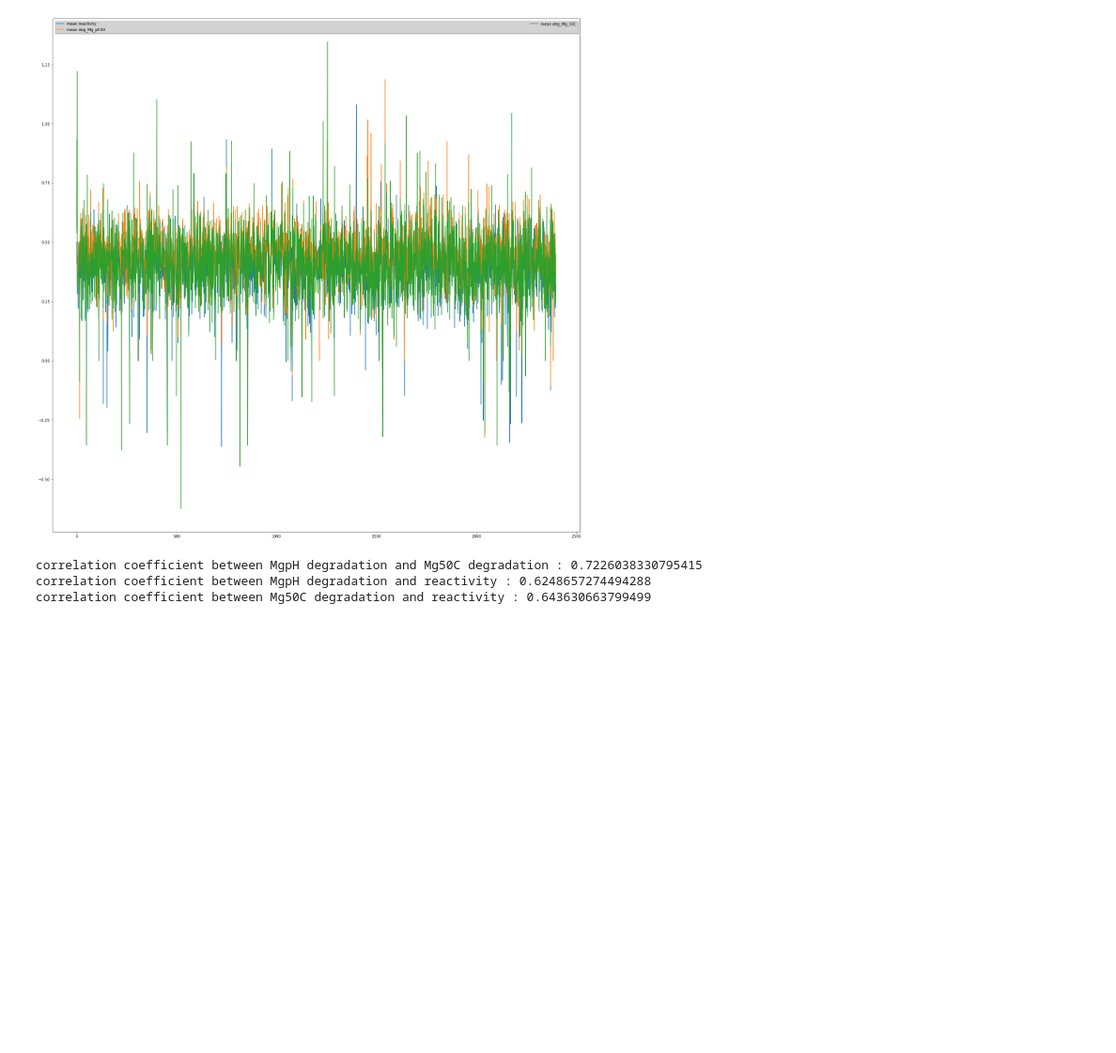
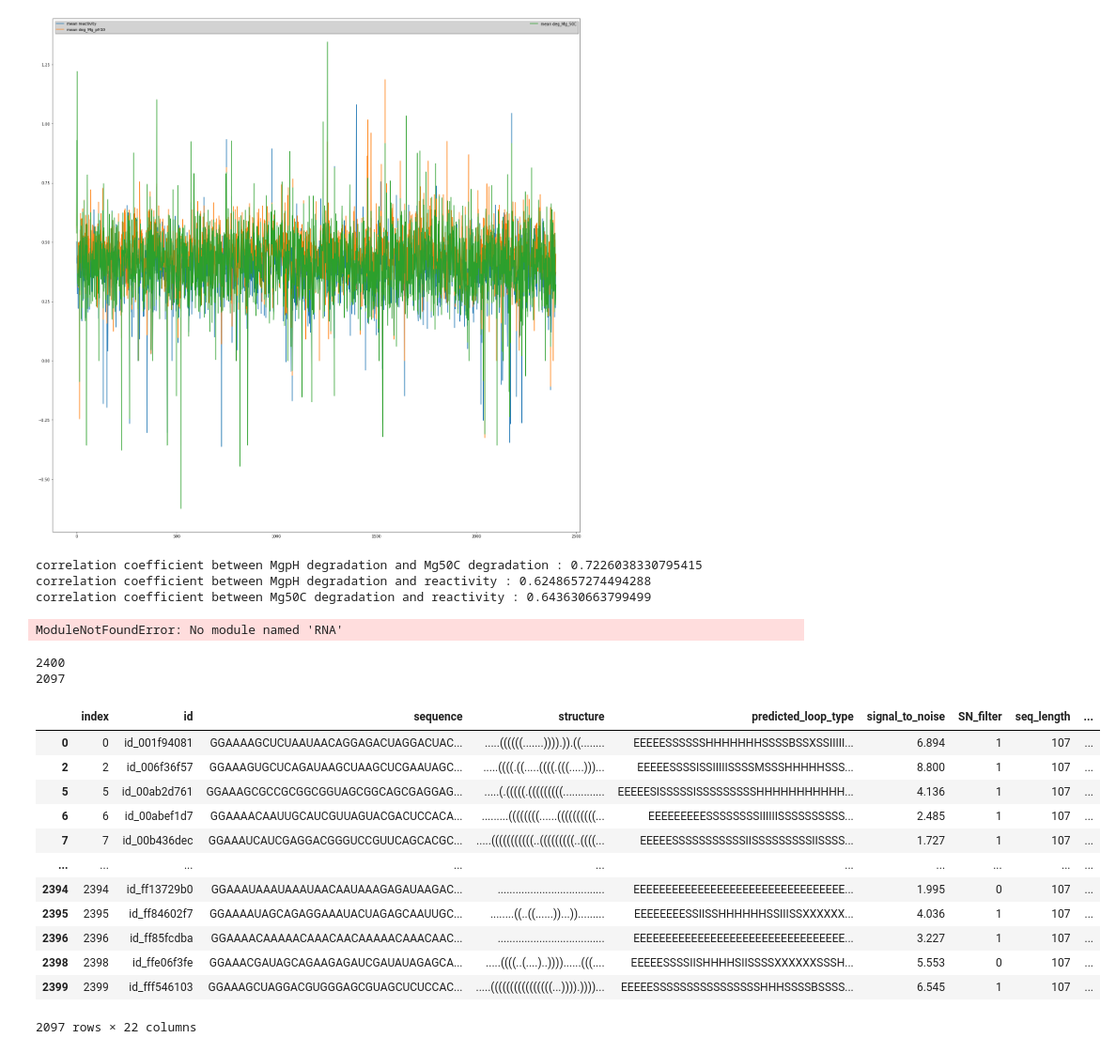
Before and after one commit to Sawzen/OpenVaccine-COVID-19-mRNA-Vaccine-Degradation-Prediction, a Jupyter notebook: Notebook/BaseStructLoop_Degradation_relation.ipynb, the cells around one changed output. Shown at 94% size. Drawn from its saved outputs; the diff is of its cells as text; code cells hidden in the pictures; blank space fills up the shorter version.

```diff
--- a/Notebook/BaseStructLoop_Degradation_relation.ipynb
+++ b/Notebook/BaseStructLoop_Degradation_relation.ipynb
@@ -429,3 +429,15 @@ print("correlation coefficient between Mg50C degradation and reactivity :",np.co
 correlation coefficient between MgpH degradation and Mg50C degradation : 0.7226038330795415
 correlation coefficient between MgpH degradation and reactivity : 0.6248657274494288
 correlation coefficient between Mg50C degradation and reactivity : 0.643630663799499
+# %%
+import forgi.visual.mplotlib as fvm
+import forgi
+
+#cg = forgi.load_rna("examples/input/1y26.fx", allow_many=False)
+cg=">1y26\nCGCUUCAUAUAAUCCUAAUGAUAUGGUUUGGGAGUUUCUACCAAGAGCCUUAAACUCUUGAUUAUGAAGUG\n(((((((((...(((((((.......)))))))........((((((.......))))))..)))))))))"
+
+fvm.plot_rna(cg, text_kwargs={"fontweight":"black"}, lighten=0.7,
+             backbone_kwargs={"linewidth":3})
+plt.show()
+# %% [output]
+ModuleNotFoundError: No module named 'RNA'
@@ -431,0 +463,61 @@ correlation coefficient between Mg50C degradation and reactivity : 0.64363066379
+# %%
+first68_train, last68_train = divide_set(train, [2,3,4])
+# %%
+print(len(first68_train))
+first68_train = first68_train[first68_train['signal_to_noise'] >= 1]
+print(len(first68_train))
+# %% [output]
+2400
+2097
+# %%
+def one_hot_encoding(df, name_colonne):
+    """
+    Fonction pour encoder les sequences, structures et type boucles : One hot encoding
+        :Parameters:
+            df = data frame : train et test de départ
+            name_colonne = le nom de la colonne du df
+        :Return:
+            un tableau
+    """
+    frst_lst = []
+    for r in df[name_colonne]:
+        for i in range(len(r)):
+            if r[i] not in frst_lst:
+                frst_lst.append(r[i])
+    dico = {}
+    ar = np.zeros(shape=(1,len(frst_lst)),dtype=int)
+    for i, l in enumerate(frst_lst):
+        ar2 = ar.copy()
+        ar2[0][i]=1
+        dico[l]=ar2
+    scnd_lst = []
+    for r in df[name_colonne]:
+        lst = []
+        for i in range(len(r)):
+            #print(dico[r[i]], r[i])
+            lst.append(dico[r[i]])
+        scnd_lst.append(lst)
+    return np.array(scnd_lst)
+
+tab = one_hot_encoding(first68_train, 'sequence')
+tab2 = one_hot_encoding(first68_train, 'structure')
+tab3 = one_hot_encoding(first68_train, 'predicted_loop_type')
+
+first68_train["One_hot seq"] = tab.tolist() # ajout des colonnes encoding a notre DF de départ
+first68_train["One hot strucure"] = tab2.tolist()
+first68_train["encoding predicted loop"] = tab3.tolist()
+first68_train
+# %% [output]
+|  | index | id | sequence | structure | predicted_loop_type | signal_to_noise | SN_filter | seq_length | ... |
+| 0 | 0 | id_001f94081 | GGAAAAGCUCUAAUAACAGGAGACUAGGACUAC... | .....((((((.......)))).)).((........ | EEEEESSSSSSHHHHHHHSSSSBSSXSSIIIII... | 6.894 | 1 | 107 | ... |
+| 2 | 2 | id_006f36f57 | GGAAAGUGCUCAGAUAAGCUAAGCUCGAAUAGC... | .....((((.((.....((((.(((.....)))... | EEEEESSSSISSIIIIISSSSMSSSHHHHHSSS... | 8.800 | 1 | 107 | ... |
+| 5 | 5 | id_00ab2d761 | GGAAAGCGCCGCGGCGGUAGCGGCAGCGAGGAG... | .....(.(((((.(((((((((.............. | EEEEESISSSSSISSSSSSSSSHHHHHHHHHHH... | 4.136 | 1 | 107 | ... |
+| 6 | 6 | id_00abef1d7 | GGAAAACAAUUGCAUCGUUAGUACGACUCCACA... | .........((((((((......((((((((((... | EEEEEEEEESSSSSSSSIIIIIISSSSSSSSSS... | 2.485 | 1 | 107 | ... |
+| 7 | 7 | id_00b436dec | GGAAAUCAUCGAGGACGGGUCCGUUCAGCACGC... | .....(((((((((((..(((((((((..((((... | EEEEESSSSSSSSSSSIISSSSSSSSSIISSSS... | 1.727 | 1 | 107 | ... |
+| ... | ... | ... | ... | ... | ... | ... | ... | ... | ... |
+| 2394 | 2394 | id_ff13729b0 | GGAAAUAAAUAAAUAACAAUAAAGAGAUAAGAC... | .................................... | EEEEEEEEEEEEEEEEEEEEEEEEEEEEEEEEE... | 1.995 | 0 | 107 | ... |
+| 2395 | 2395 | id_ff84602f7 | GGAAAAUAGCAGAGGAAAUACUAGAGCAAUUGC... | ........((..((......))...))......... | EEEEEEEESSIISSHHHHHHSSIIISSXXXXXX... | 4.036 | 1 | 107 | ... |
+| 2396 | 2396 | id_ff85fcdba | GGAAAACAAAAACAAACAACAAAAACAAACAAC... | .................................... | EEEEEEEEEEEEEEEEEEEEEEEEEEEEEEEEE... | 3.227 | 1 | 107 | ... |
+| 2398 | 2398 | id_ffe06f3fe | GGAAACGAUAGCAGAAGAGAUCGAUAUAGAGCA... | .....((((..(....)..))))......(((.... | EEEEESSSSIISHHHHSIISSSSXXXXXXSSSH... | 5.553 | 0 | 107 | ... |
+| 2399 | 2399 | id_fff546103 | GGAAAGCUAGGACGUGGGAGCGUAGCUCUCCAC... | .....((((((((((((((((...)))).))))... | EEEEESSSSSSSSSSSSSSSSHHHSSSSBSSSS... | 6.545 | 1 | 107 | ... |
+2097 rows × 22 columns
```
Also changed, not shown: parts of 4 cells of this notebook.
